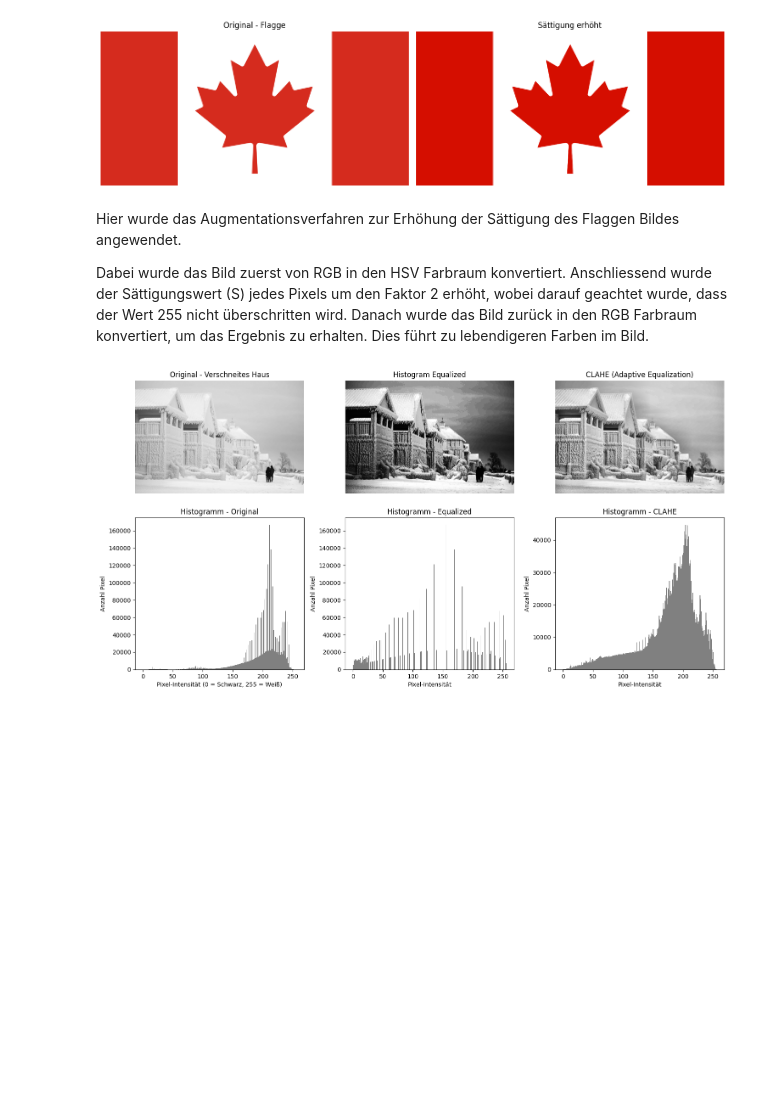
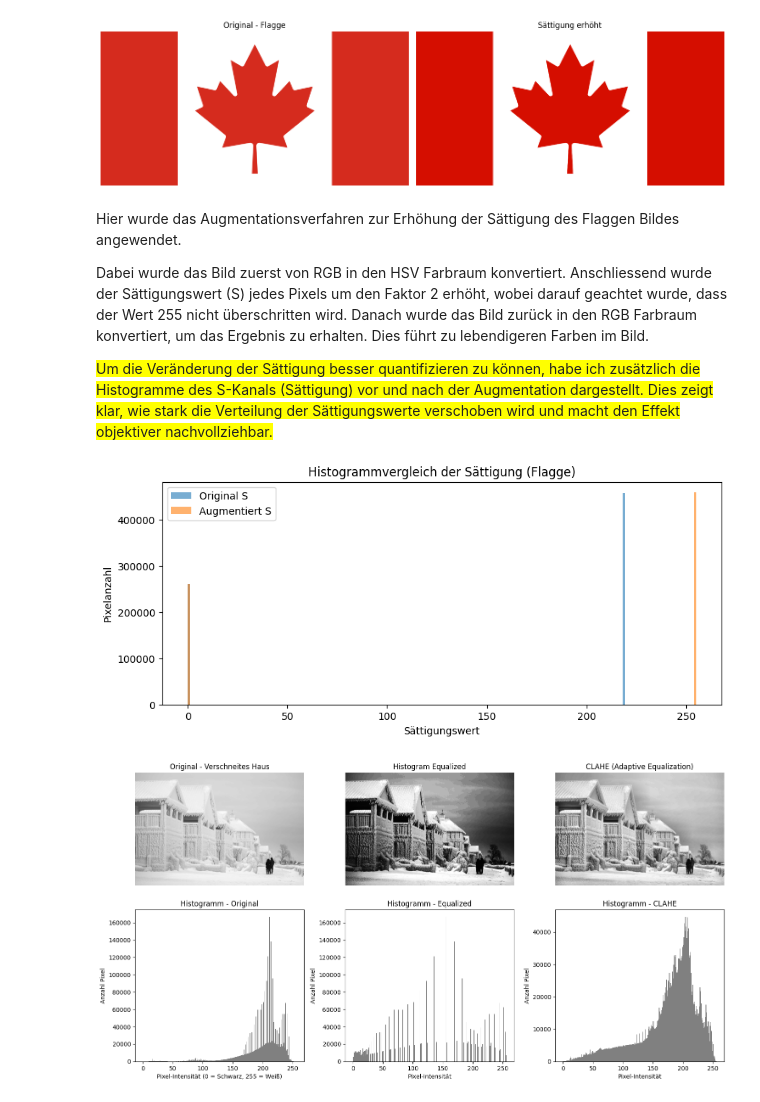
Before and after one commit to adrianmeier2002/gbsv_minichallenges, a Jupyter notebook: MC2/MC2_Day1_4.ipynb, the cells around one changed output. Drawn from its saved outputs; the diff is of its cells as text; code cells hidden in the pictures; blank space fills up the shorter version.

```diff
--- a/MC2/MC2_Day1_4.ipynb
+++ b/MC2/MC2_Day1_4.ipynb
@@ -69,6 +69,25 @@ show([flag, img_flag_boost], ['Original - Flagge', 'Sättigung erhöht'])
 Hier wurde das Augmentationsverfahren zur Erhöhung der Sättigung des Flaggen Bildes angewendet.
 
 Dabei wurde das Bild zuerst von RGB in den HSV Farbraum konvertiert. Anschliessend wurde der Sättigungswert (S) jedes Pixels um den Faktor 2 erhöht, wobei darauf geachtet wurde, dass der Wert 255 nicht überschritten wird. Danach wurde das Bild zurück in den RGB Farbraum konvertiert, um das Ergebnis zu erhalten. Dies führt zu lebendigeren Farben im Bild.
+
+<span style="background-color:yellow">
+Um die Veränderung der Sättigung besser quantifizieren zu können, habe ich zusätzlich die Histogramme des S-Kanals (Sättigung) vor und nach der Augmentation dargestellt. Dies zeigt klar, wie stark die Verteilung der Sättigungswerte verschoben wird und macht den Effekt objektiver nachvollziehbar.
+</span>
+# %%
+# Histogrammvergleich der Sättigung der Flagge
+hsv_orig = cv2.cvtColor(flag, cv2.COLOR_RGB2HSV)
+hsv_aug = cv2.cvtColor(img_flag_boost, cv2.COLOR_RGB2HSV)
+
+plt.figure(figsize=(10,4))
+plt.hist(hsv_orig[...,1].ravel(), bins=256, alpha=0.6, label="Original S", range=(0,255))
+plt.hist(hsv_aug[...,1].ravel(), bins=256, alpha=0.6, label="Augmentiert S", range=(0,255))
+plt.legend()
+plt.title("Histogrammvergleich der Sättigung (Flagge)")
+plt.xlabel("Sättigungswert")
+plt.ylabel("Pixelanzahl")
+plt.show()
+# %% [output]
+[figure, added]
 # %%
 # --- Lade Graustufenbild ---
 snow_house_grey = cv2.imread('Images/snow_house.jpg', cv2.IMREAD_GRAYSCALE)
```
Also changed, not shown: parts of 2 cells of this notebook.
